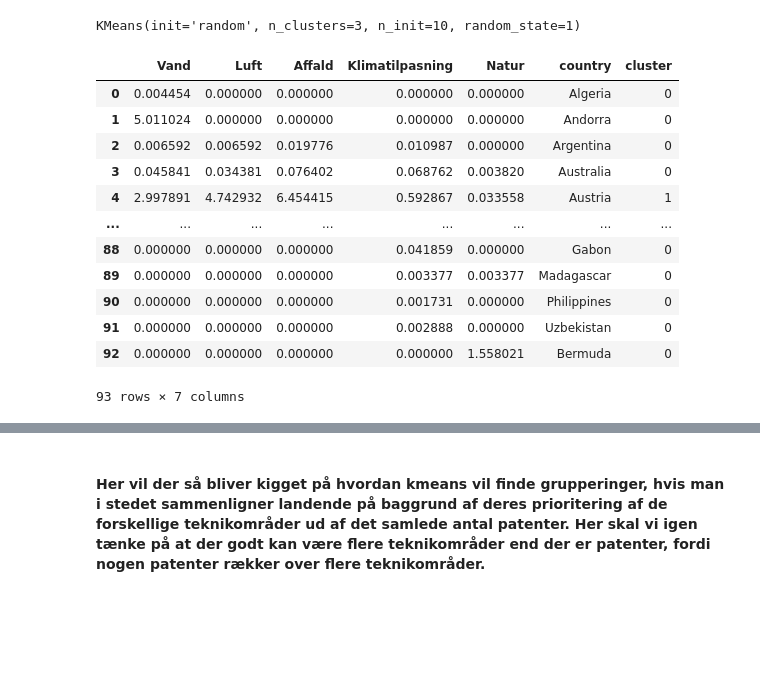
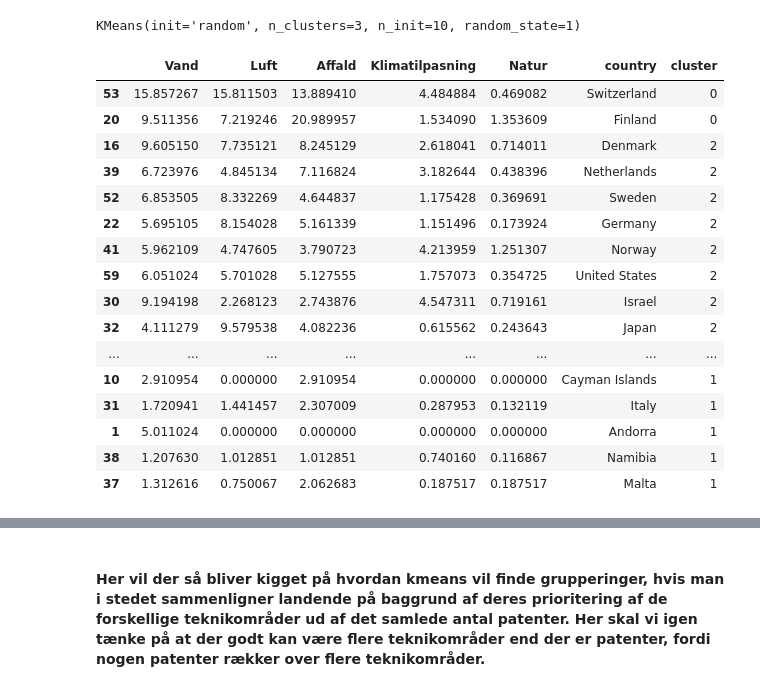
Before and after one commit to cleancluster/Streamlit_tests, a Jupyter notebook: Patentansøgninger_2023/Patent_data_håndtering.ipynb, the cells around one changed output, grey strips where cells are left out. Saved outputs shown, nothing was run; the diff lists cells and outputs as text; code cells hidden in the pictures; blank space fills up the shorter version.

```diff
--- a/Patentansøgninger_2023/Patent_data_håndtering.ipynb
+++ b/Patentansøgninger_2023/Patent_data_håndtering.ipynb
@@ -306 +464,16 @@ Length: 65, dtype: int64
+# %%
+normed_vand = vand.reset_index()
+normed_affald = affald.reset_index()
+normed_klima = klimatilpasning.reset_index()
+normed_luft = luft.reset_index()
+normed_natur = natur.reset_index()
+normed_teknikområder = [normed_vand,normed_affald,normed_klima,normed_luft,normed_natur]
+
+i = 0
+for teknikområde in normed_teknikområder:
+    temp_list = []
+    for country in teknikområde["person_ctry_code"]:
+        temp_list.append(float(teknikområde[teknikområde["person_ctry_code"]==country][teknikområde.columns[2]]/float(pop[pop["Country/Territory"]==country]["Population / 100000"])))
+    teknikområde["teknikområder/(inhabitants/100000)"] = temp_list
+    i+=1
 # %%
@@ -329,7 +499,10 @@ def set_per_100000(data, set_p = True):
         if type(data) == dict:
             country = temp_data[i]
             final_namelist.append(country)
-        pop_100000 = float(pop[pop["Country/Territory"] == country]['Population / 100000'])
+        try:
+            pop_100000 = float(pop[pop["Country/Territory"] == country]['Population / 100000'])
+        except:
+            print(country)
         if set_p:
             adjusted_patents = float(data[country])/pop_100000
         else:
@@ -372,5 +642,8 @@ x
+# %%
+x_k = x.sort_values(by="antal patenter", ascending=False)[:20]
 # %%
-y = x.drop(["country"], axis = 1)
+y = x_k.drop(["country"], axis = 1)
+y = y.sort_values(by="antal patenter", ascending=False)
 y = y.drop(["antal patenter"], axis = 1)
 # %%
 #initialize kmeans parameters
@@ -401,23 +674,27 @@ kmeans.fit(y)
 # %% [output]
 KMeans(init='random', n_clusters=3, n_init=10, random_state=1)
 # %%
-y["country"] = x["country"]
+y["country"] = x_k["country"]
 y["cluster"] = kmeans.labels_
 y
 # %% [output]
 |  | Vand | Luft | Affald | Klimatilpasning | Natur | country | cluster |
-| 0 | 0.004454 | 0.000000 | 0.000000 | 0.000000 | 0.000000 | Algeria | 0 |
-| 1 | 5.011024 | 0.000000 | 0.000000 | 0.000000 | 0.000000 | Andorra | 0 |
-| 2 | 0.006592 | 0.006592 | 0.019776 | 0.010987 | 0.000000 | Argentina | 0 |
-| 3 | 0.045841 | 0.034381 | 0.076402 | 0.068762 | 0.003820 | Australia | 0 |
-| 4 | 2.997891 | 4.742932 | 6.454415 | 0.592867 | 0.033558 | Austria | 1 |
+| 53 | 15.857267 | 15.811503 | 13.889410 | 4.484884 | 0.469082 | Switzerland | 0 |
+| 20 | 9.511356 | 7.219246 | 20.989957 | 1.534090 | 1.353609 | Finland | 0 |
+| 16 | 9.605150 | 7.735121 | 8.245129 | 2.618041 | 0.714011 | Denmark | 2 |
+| 39 | 6.723976 | 4.845134 | 7.116824 | 3.182644 | 0.438396 | Netherlands | 2 |
+| 52 | 6.853505 | 8.332269 | 4.644837 | 1.175428 | 0.369691 | Sweden | 2 |
+| 22 | 5.695105 | 8.154028 | 5.161339 | 1.151496 | 0.173924 | Germany | 2 |
+| 41 | 5.962109 | 4.747605 | 3.790723 | 4.213959 | 1.251307 | Norway | 2 |
+| 59 | 6.051024 | 5.701028 | 5.127555 | 1.757073 | 0.354725 | United States | 2 |
+| 30 | 9.194198 | 2.268123 | 2.743876 | 4.547311 | 0.719161 | Israel | 2 |
+| 32 | 4.111279 | 9.579538 | 4.082236 | 0.615562 | 0.243643 | Japan | 2 |
 | ... | ... | ... | ... | ... | ... | ... | ... |
-| 88 | 0.000000 | 0.000000 | 0.000000 | 0.041859 | 0.000000 | Gabon | 0 |
-| 89 | 0.000000 | 0.000000 | 0.000000 | 0.003377 | 0.003377 | Madagascar | 0 |
-| 90 | 0.000000 | 0.000000 | 0.000000 | 0.001731 | 0.000000 | Philippines | 0 |
-| 91 | 0.000000 | 0.000000 | 0.000000 | 0.002888 | 0.000000 | Uzbekistan | 0 |
-| 92 | 0.000000 | 0.000000 | 0.000000 | 0.000000 | 1.558021 | Bermuda | 0 |
+| 10 | 2.910954 | 0.000000 | 2.910954 | 0.000000 | 0.000000 | Cayman Islands | 1 |
+| 31 | 1.720941 | 1.441457 | 2.307009 | 0.287953 | 0.132119 | Italy | 1 |
+| 1 | 5.011024 | 0.000000 | 0.000000 | 0.000000 | 0.000000 | Andorra | 1 |
+| 38 | 1.207630 | 1.012851 | 1.012851 | 0.740160 | 0.116867 | Namibia | 1 |
+| 37 | 1.312616 | 0.750067 | 2.062683 | 0.187517 | 0.187517 | Malta | 1 |
-93 rows × 7 columns
 # %%
 y[y["cluster"]==2]
 # %% [output]
```
Also changed, not shown: parts of 106 cells of this notebook, 13 other files.
